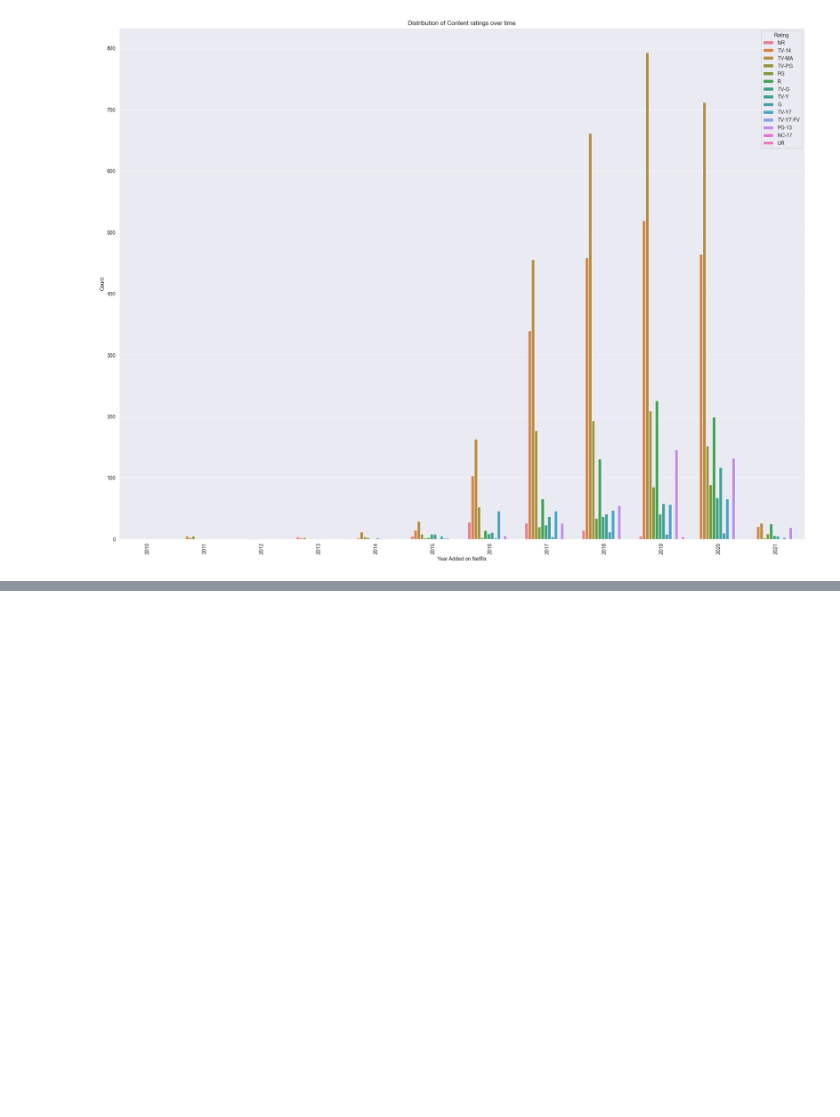
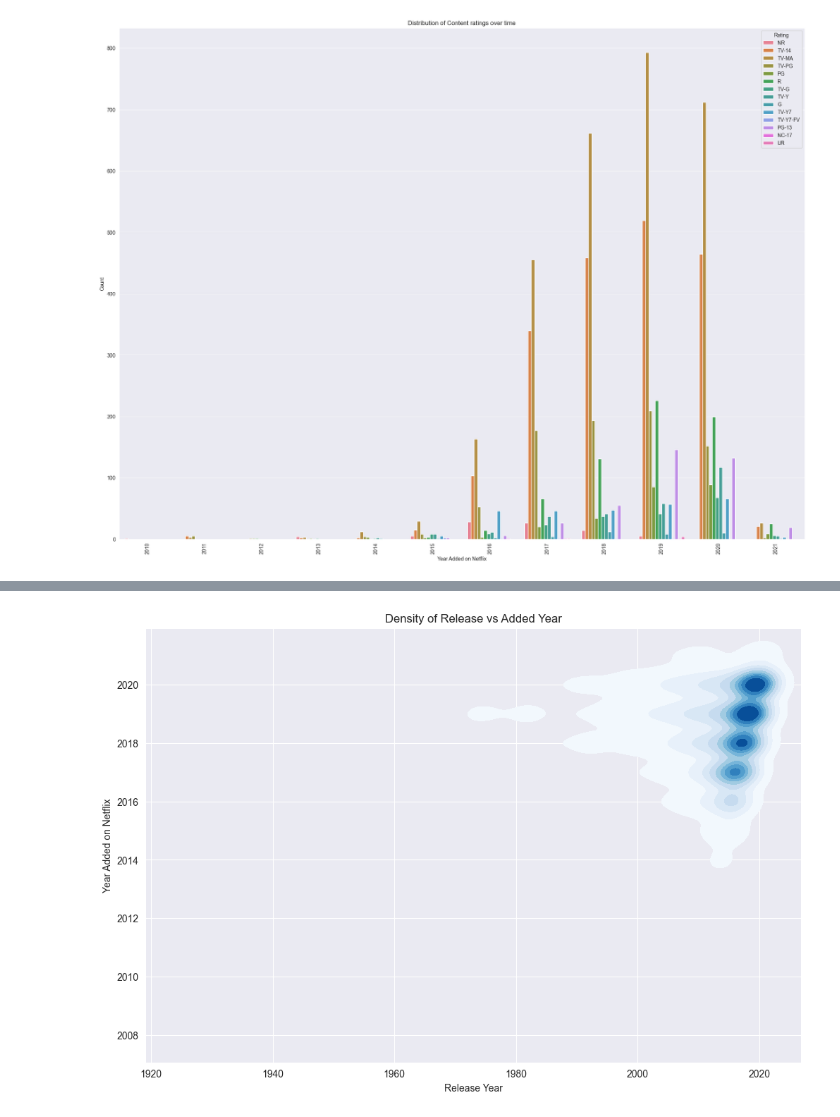
Before and after one commit to AaryanBairagi/GeekForGeeks-21Days-21Projects-Challenge, a Jupyter notebook: Day 2/Day2.ipynb, the cells around one changed output, grey strips where cells are left out. Cells and saved outputs as stored; diff of their text form; code cells hidden in the pictures; blank space fills up the shorter version.

```diff
--- a/Day 2/Day2.ipynb
+++ b/Day 2/Day2.ipynb
@@ -533,0 +546,8 @@ plt.show()
+# %%
+plt.figure(figsize=(12,8))
+sns.kdeplot(data=netflix_df,x='release_year',y='year_added',fill=True,cmap='Blues').set_title("Density of Release vs Added Year")
+plt.xlabel('Release Year')
+plt.ylabel('Year Added on Netflix')
+plt.show()
+# %% [output]
+[figure, added]
```
Also changed, not shown: parts of 4 cells of this notebook.
